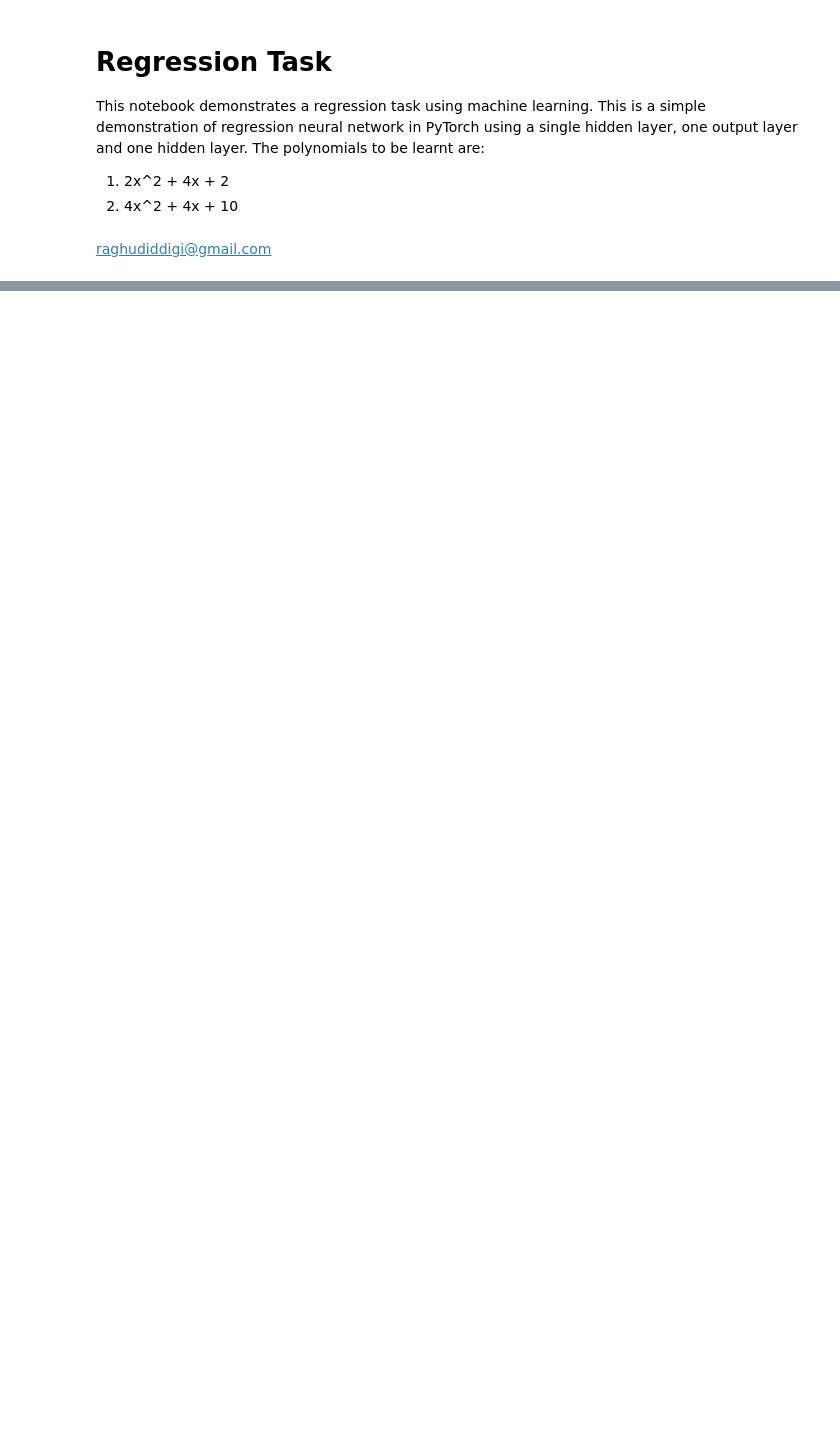
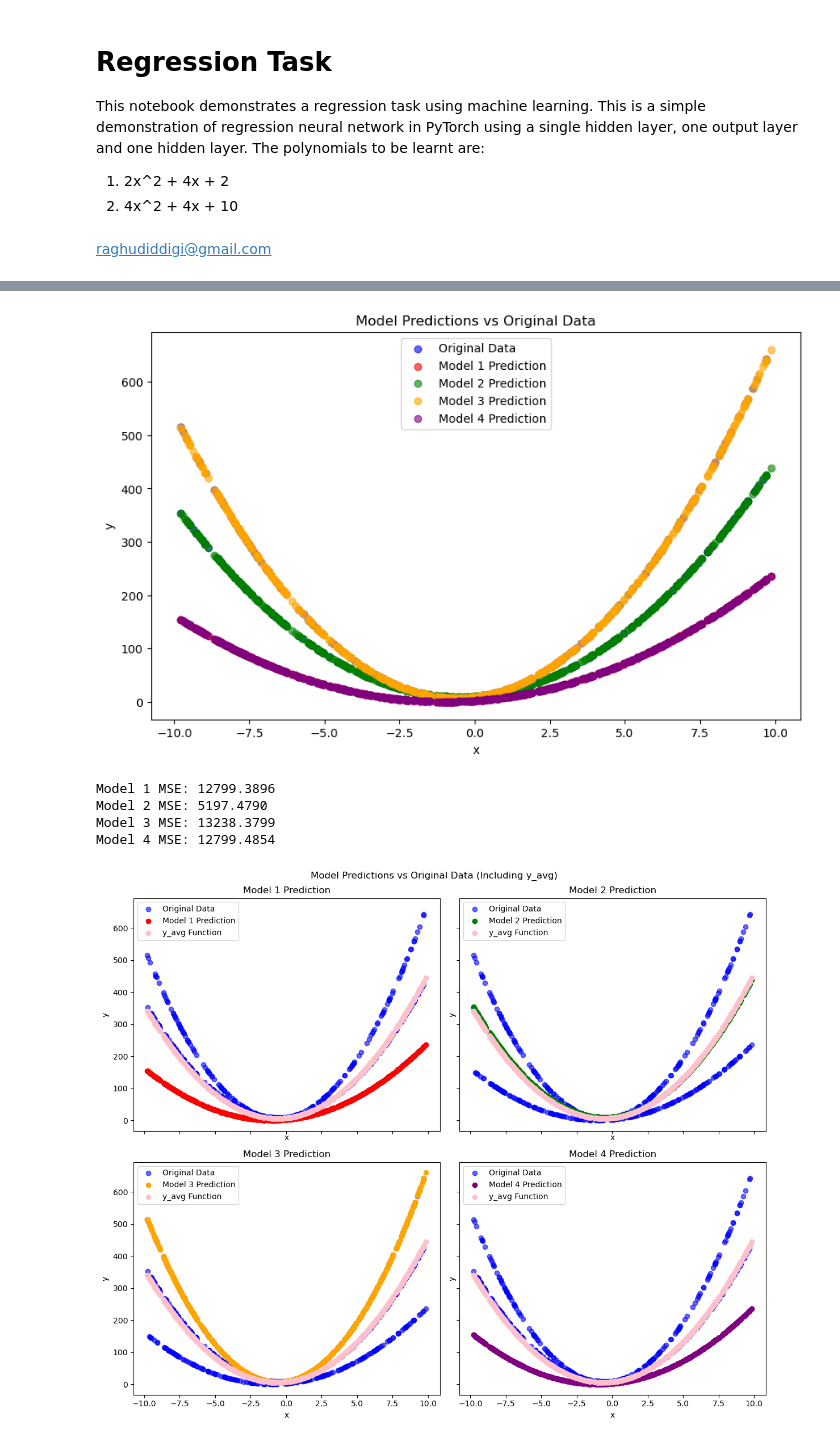
Before and after one commit to SSS-192858/Catastrophic-Forgetting, a Jupyter notebook: poly_regression.ipynb, the cells around one changed output, grey strips where cells are left out. Cells and saved outputs as stored; diff of their text form; code cells hidden in the pictures; blank space fills up the shorter version.

```diff
--- a/poly_regression.ipynb
+++ b/poly_regression.ipynb
@@ -237,0 +369,29 @@ update_param_importance(dataloader_1)
+# %%
+def plot_preds_new(x_test, y_test, y_pred_1, y_pred_2, y_pred_3, y_pred_4):
+
+    fig, axes = plt.subplots(2, 2, figsize=(12, 10), sharex=True, sharey=True)
+    axes = axes.flatten()
+
+    models = [
+        (y_pred_1, "Model 1 Prediction", "red"),
+        (y_pred_2, "Model 2 Prediction", "green"),
+        (y_pred_3, "Model 3 Prediction", "orange"),
+        (y_pred_4, "Model 4 Prediction", "purple"),
+    ]
+
+    x_vals = x_test.cpu().numpy()
+    y_vals = y_test.cpu().numpy()
+    y_avg = 4 * x_vals**2 + 5 * x_vals + 7  # Defined function
+
+    for i, (y_pred, title, color) in enumerate(models):
+        axes[i].scatter(x_vals, y_vals, label="Original Data", color="blue", alpha=0.6)
+        axes[i].scatter(x_vals, y_pred, label=title, color=color)
+        axes[i].scatter(x_vals, y_avg, label="y_avg Function", color="pink")  # Added y_avg
+        axes[i].set_title(title)
+        axes[i].legend()
+        axes[i].set_xlabel("x")
+        axes[i].set_ylabel("y")
+
+    plt.suptitle("Model Predictions vs Original Data (Including y_avg)")
+    plt.tight_layout()
+    plt.show()
@@ -237,0 +412,2 @@ update_param_importance(dataloader_1)
+# %%
+x_test, y_test = get_predict_data(x_train_1, y_train_1, x_train_2, y_train_2, x_train_3, y_train_3)
@@ -238,2 +453,13 @@ update_param_importance(dataloader_1)
+# %%
+y_pred_1, y_pred_2, y_pred_3, y_pred_4 = evaluate_all(x_test, y_test , model_1, model_2, model_3, model_4)
+plot_preds(x_test, y_test, y_pred_1, y_pred_2, y_pred_3, y_pred_4)
+plot_preds_new(x_test, y_test, y_pred_1, y_pred_2, y_pred_3, y_pred_4)
+# %% [output]
+[figure, added]
+Model 1 MSE: 12799.3896
+Model 2 MSE: 5197.4790
+Model 3 MSE: 13238.3799
+Model 4 MSE: 12799.4854
+[figure, added]
 # %%
 train_model_with_custom_loss(model_4,x_train_2,y_train_2,num_epochs,optimizer,device)
```
Also changed, not shown: parts of 18 cells of this notebook.
